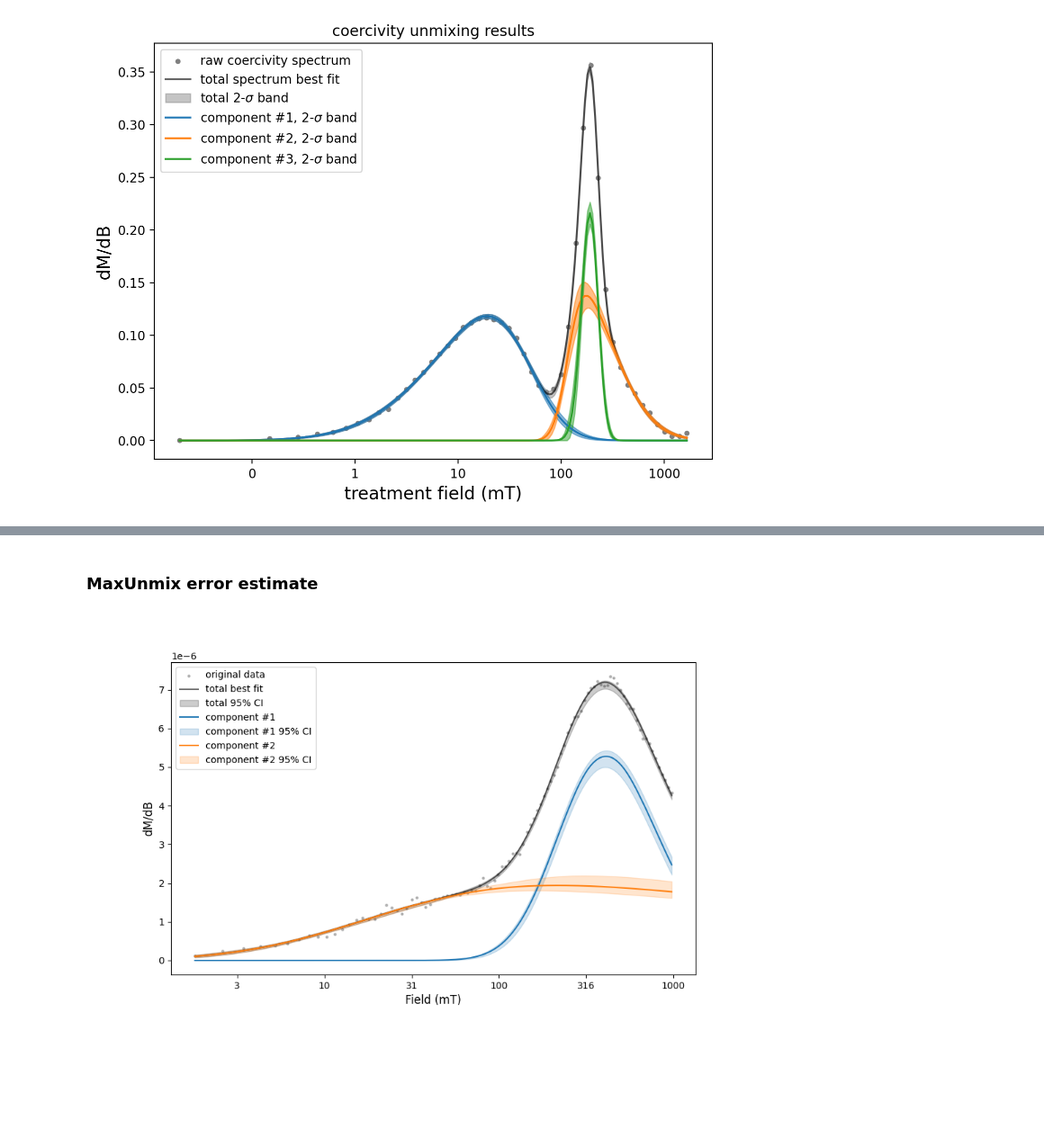
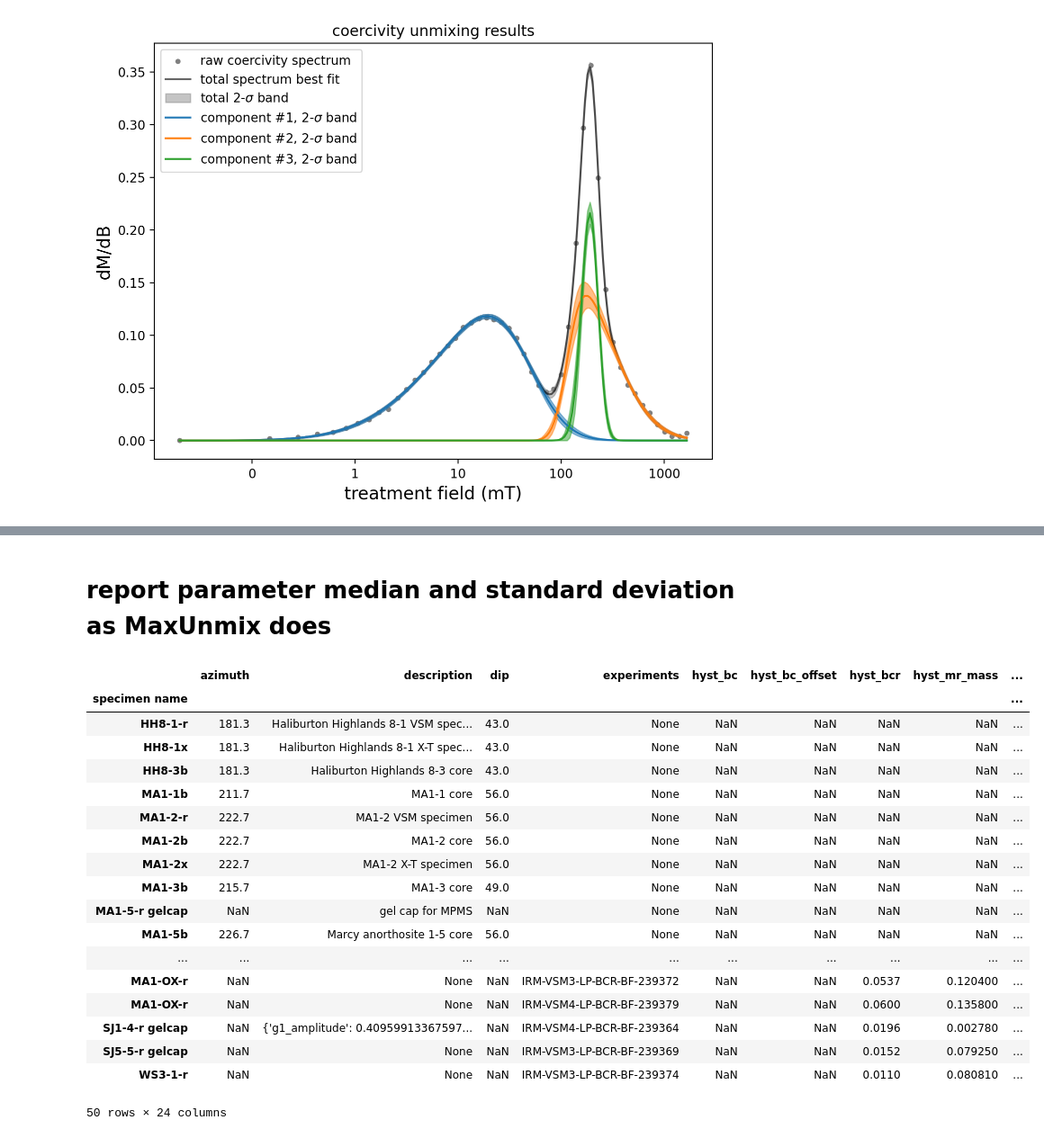
Before and after one commit to PmagPy/RockmagPy-notebooks, a Jupyter notebook: hysteresis_backfield_notebooks/coercivity_unmixing_lmfit.ipynb, the cells around one changed output, grey strips where cells are left out. Shown at 90% size. Drawn from its saved outputs; the diff is of its cells as text; code cells hidden in the pictures; blank space fills up the shorter version.

```diff
--- a/hysteresis_backfield_notebooks/coercivity_unmixing_lmfit.ipynb
+++ b/hysteresis_backfield_notebooks/coercivity_unmixing_lmfit.ipynb
@@ -268,8 +167,0 @@ plt.show()
-# %% [markdown]
-### MaxUnmix error estimate
-# %%
-MaxUnmix_ax = rmag.backfield_MaxUnmix(MaxUmnix_experiment['smoothed_log_dc_field'],
-                    MaxUmnix_experiment['smoothed_magn_mass_shift'],
-                    n_comps=2, parameters=parameters, n_resample=100)
-# %% [output]
-[figure, removed]
@@ -277,0 +168,2 @@ MaxUnmix_ax = rmag.backfield_MaxUnmix(MaxUmnix_experiment['smoothed_log_dc_field
+# %% [markdown]
+# report parameter median and standard deviation as MaxUnmix does
@@ -277,0 +172,22 @@ MaxUnmix_ax = rmag.backfield_MaxUnmix(MaxUmnix_experiment['smoothed_log_dc_field
+# %%
+specimens
+# %% [output]
+|  | azimuth | description | dip | experiments | hyst_bc | hyst_bc_offset | hyst_bcr | hyst_mr_mass | ... |
+| specimen name |  |  |  |  |  |  |  |  | ... |
+| HH8-1-r | 181.3 | Haliburton Highlands 8-1 VSM spec... | 43.0 | None | NaN | NaN | NaN | NaN | ... |
+| HH8-1x | 181.3 | Haliburton Highlands 8-1 X-T spec... | 43.0 | None | NaN | NaN | NaN | NaN | ... |
+| HH8-3b | 181.3 | Haliburton Highlands 8-3 core | 43.0 | None | NaN | NaN | NaN | NaN | ... |
+| MA1-1b | 211.7 | MA1-1 core | 56.0 | None | NaN | NaN | NaN | NaN | ... |
+| MA1-2-r | 222.7 | MA1-2 VSM specimen | 56.0 | None | NaN | NaN | NaN | NaN | ... |
+| MA1-2b | 222.7 | MA1-2 core | 56.0 | None | NaN | NaN | NaN | NaN | ... |
+| MA1-2x | 222.7 | MA1-2 X-T specimen | 56.0 | None | NaN | NaN | NaN | NaN | ... |
+| MA1-3b | 215.7 | MA1-3 core | 49.0 | None | NaN | NaN | NaN | NaN | ... |
+| MA1-5-r gelcap | NaN | gel cap for MPMS | NaN | None | NaN | NaN | NaN | NaN | ... |
+| MA1-5b | 226.7 | Marcy anorthosite 1-5 core | 56.0 | None | NaN | NaN | NaN | NaN | ... |
+| ... | ... | ... | ... | ... | ... | ... | ... | ... | ... |
+| MA1-OX-r | NaN | None | NaN | IRM-VSM3-LP-BCR-BF-239372 | NaN | NaN | 0.0537 | 0.120400 | ... |
+| MA1-OX-r | NaN | None | NaN | IRM-VSM4-LP-BCR-BF-239379 | NaN | NaN | 0.0600 | 0.135800 | ... |
+| SJ1-4-r gelcap | NaN | {'g1_amplitude': 0.40959913367597... | NaN | IRM-VSM4-LP-BCR-BF-239364 | NaN | NaN | 0.0196 | 0.002780 | ... |
+| SJ5-5-r gelcap | NaN | None | NaN | IRM-VSM3-LP-BCR-BF-239369 | NaN | NaN | 0.0152 | 0.079250 | ... |
+| WS3-1-r | NaN | None | NaN | IRM-VSM3-LP-BCR-BF-239374 | NaN | NaN | 0.0110 | 0.080810 | ... |
+50 rows × 24 columns
```
Also changed, not shown: parts of 22 cells of this notebook.
